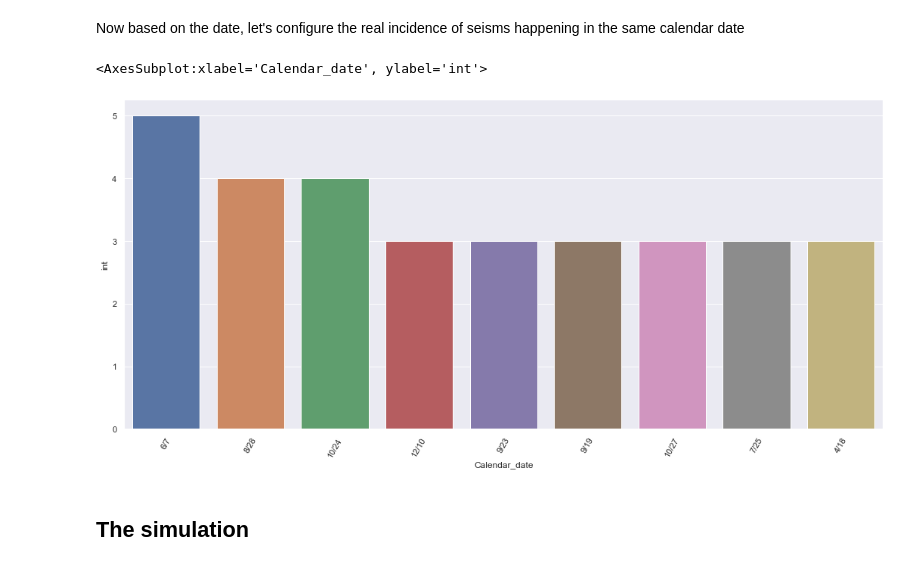
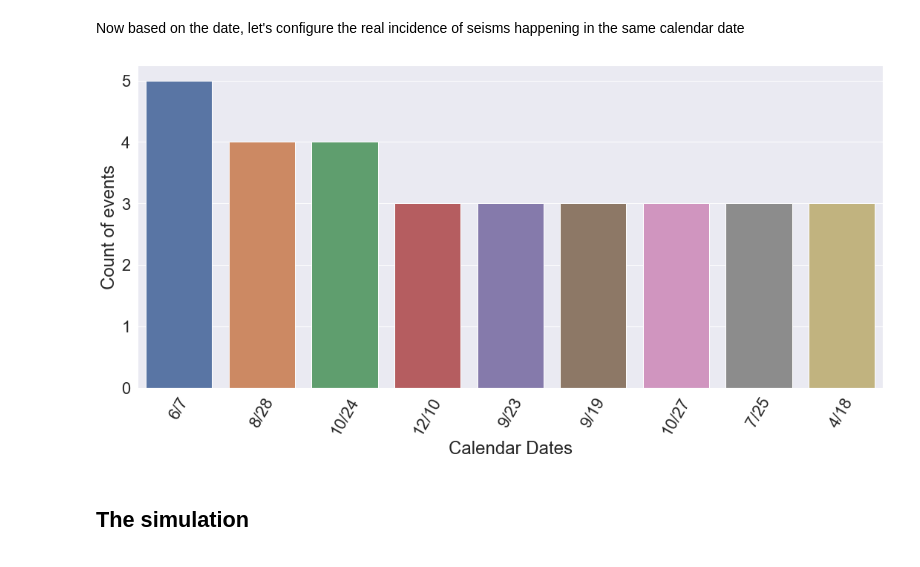
Before and after one commit to eflopezruiz/19SeptemberCDMX, a Jupyter notebook: 19S_seismic_and_simulation.ipynb, the cells around one changed output. Cells and saved outputs as stored; diff of their text form; code cells hidden in the pictures.

Commit message:
Update on graphs details

```diff
--- a/19S_seismic_and_simulation.ipynb
+++ b/19S_seismic_and_simulation.ipynb
@@ -115,13 +115,15 @@ earthQ_count = earthQ_count[earthQ_count['int'] > 2]
 # %%
 #Use barplot to visualize calendar dates with 2 or more earthquakes since 1900
 import matplotlib.pylab as plt
 
-sns.set(rc={'figure.figsize':(18,8)})
+sns.set(rc={'figure.figsize':(18,8)},font_scale = 2)
 plt.xticks(rotation=60)
 sns.barplot(data=earthQ_count, x="Calendar_date", y="int")
+plt.ylabel("Count of events")
+plt.xlabel("Calendar Dates")
+plt.show()
 # %% [output]
-<AxesSubplot:xlabel='Calendar_date', ylabel='int'>
-[figure, old version]
+[figure, new version]
 # %% [markdown]
 ## The simulation
 # %%
```
Also changed, not shown: 1 other file.
